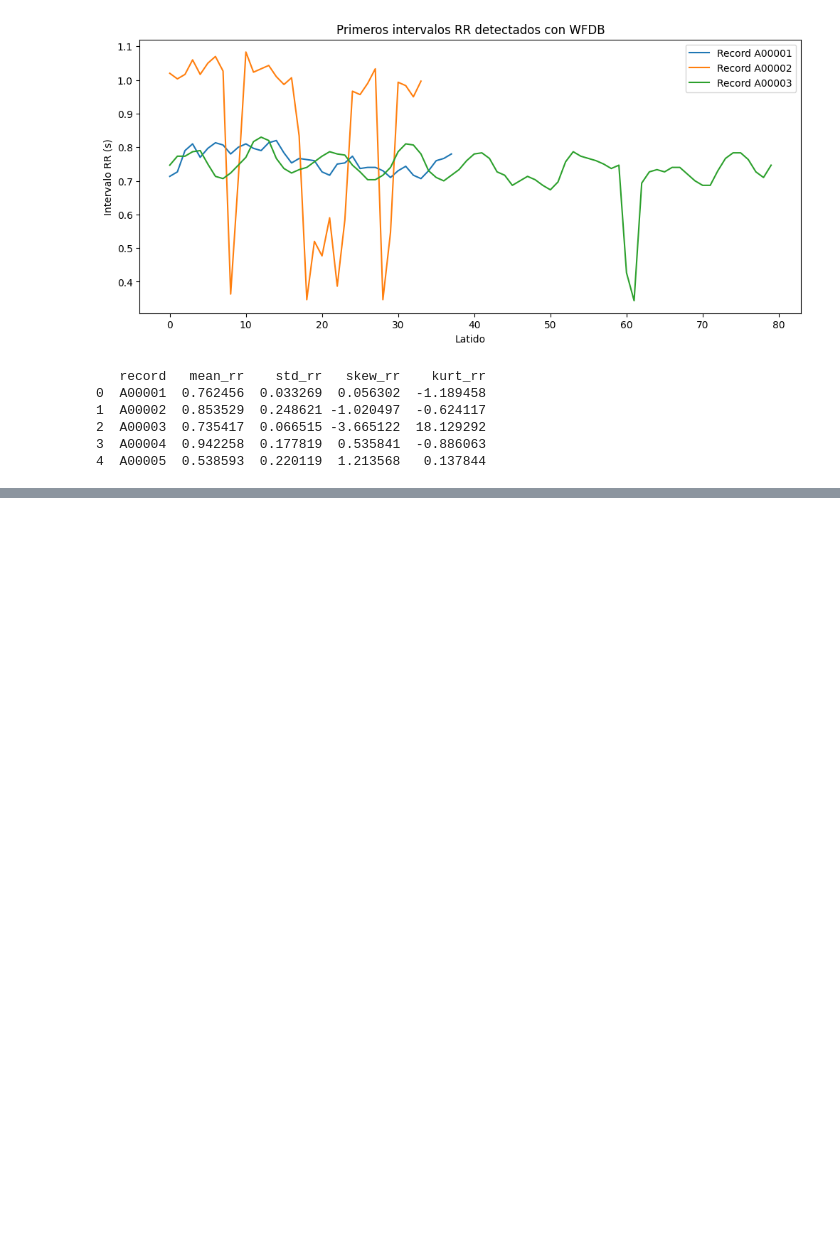
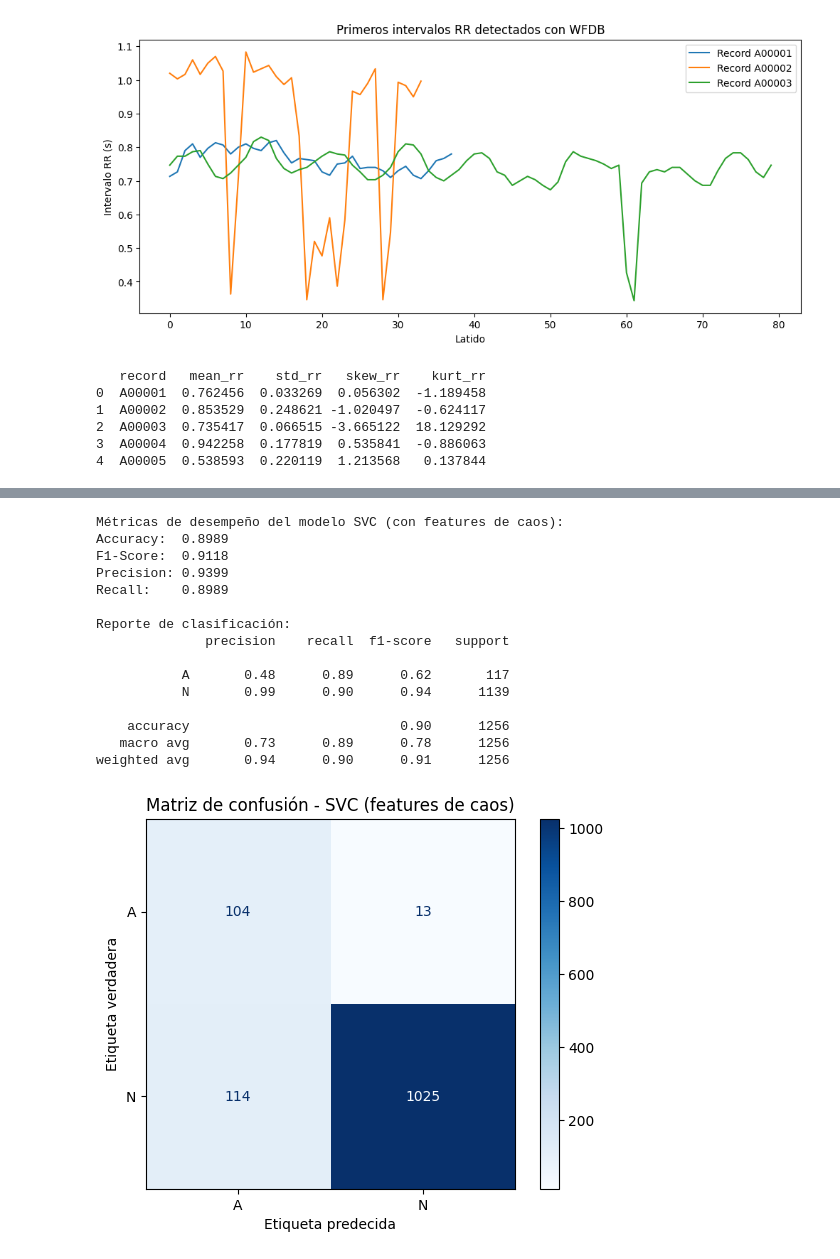
Before and after one commit to Mrldmz/MachineLearning, a Jupyter notebook: proyecto/Semana_2_Reproduccion_Baseline.ipynb, the cells around one changed output, grey strips where cells are left out. Saved outputs shown, nothing was run; the diff lists cells and outputs as text; code cells hidden in the pictures; blank space fills up the shorter version.

```diff
--- a/proyecto/Semana_2_Reproduccion_Baseline.ipynb
+++ b/proyecto/Semana_2_Reproduccion_Baseline.ipynb
@@ -701,0 +868,45 @@ weighted avg       0.93      0.94      0.93      1649
+# %%
+# Entrenar el modelo SVC con las características de caos y datos balanceados
+svc_clf_chaos = SVC(kernel='rbf', random_state=42)
+svc_clf_chaos.fit(X_train_chaos_res, y_train_chaos_res)
+
+# Predecir sobre el conjunto de prueba
+y_pred_svc_chaos = svc_clf_chaos.predict(X_test_chaos)
+
+# Calcular métricas de desempeño
+accuracy_svc_chaos = accuracy_score(y_test_chaos, y_pred_svc_chaos)
+f1_svc_chaos = f1_score(y_test_chaos, y_pred_svc_chaos, average='weighted', zero_division=0)
+precision_svc_chaos = precision_score(y_test_chaos, y_pred_svc_chaos, average='weighted', zero_division=0)
+recall_svc_chaos = recall_score(y_test_chaos, y_pred_svc_chaos, average='weighted', zero_division=0)
+
+print("Métricas de desempeño del modelo SVC (con features de caos):")
+print(f"Accuracy:  {accuracy_svc_chaos:.4f}")
+print(f"F1-Score:  {f1_svc_chaos:.4f}")
+print(f"Precision: {precision_svc_chaos:.4f}")
+print(f"Recall:    {recall_svc_chaos:.4f}")
+print("\nReporte de clasificación:")
+print(classification_report(y_test_chaos, y_pred_svc_chaos, zero_division=0))
+
+# Visualización de la matriz de confusión
+disp_svc_chaos = ConfusionMatrixDisplay.from_estimator(svc_clf_chaos, X_test_chaos, y_test_chaos, cmap=plt.cm.Blues)
+plt.title("Matriz de confusión - SVC (features de caos)")
+disp_svc_chaos.ax_.set_xlabel('Etiqueta predecida')
+disp_svc_chaos.ax_.set_ylabel('Etiqueta verdadera')
+plt.show()
+# %% [output]
+Métricas de desempeño del modelo SVC (con features de caos):
+Accuracy:  0.8989
+F1-Score:  0.9118
+Precision: 0.9399
+Recall:    0.8989
+
+Reporte de clasificación:
+              precision    recall  f1-score   support
+
+           A       0.48      0.89      0.62       117
+           N       0.99      0.90      0.94      1139
+
+    accuracy                           0.90      1256
+   macro avg       0.73      0.89      0.78      1256
+weighted avg       0.94      0.90      0.91      1256
+[figure, added]
```
Also changed, not shown: parts of 9 cells of this notebook.
